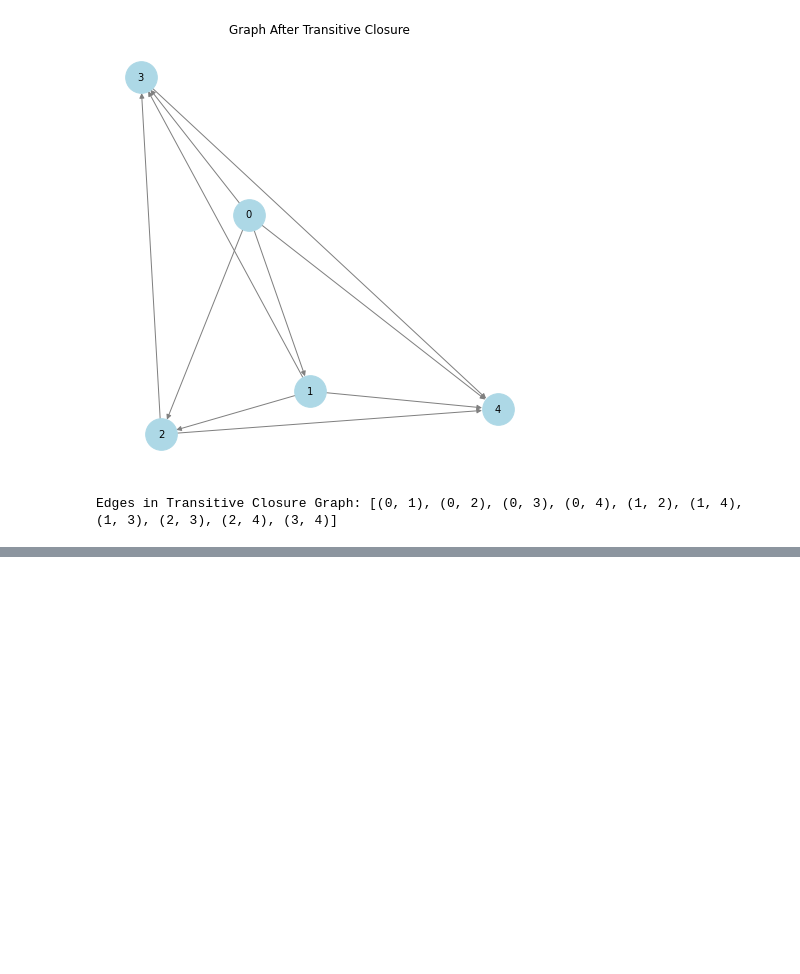
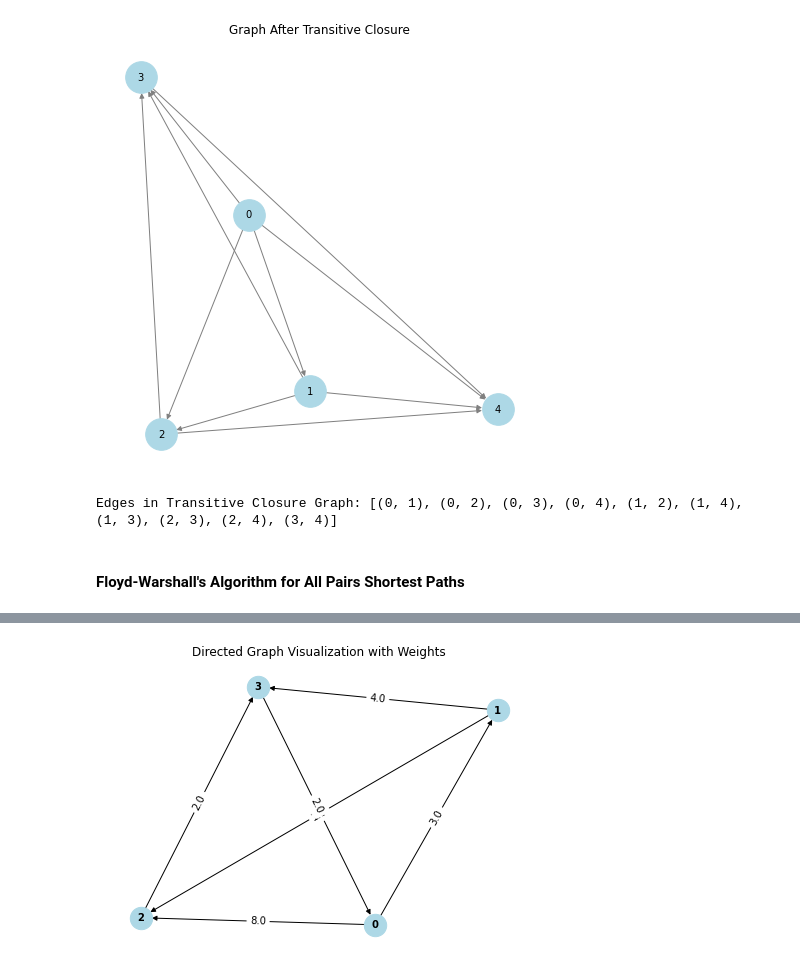
Before and after one commit to drobinau/HESS-Algorithmics, a Jupyter notebook: Transitive Closure/Transitive closure.ipynb, the cells around one changed output, grey strips where cells are left out. Drawn from its saved outputs; the diff is of its cells as text; code cells hidden in the pictures; blank space fills up the shorter version.

```diff
--- a/Transitive Closure/Transitive closure.ipynb
+++ b/Transitive Closure/Transitive closure.ipynb
@@ -110,3 +110,73 @@ print("Edges in Transitive Closure Graph:", closure_G.edges)
 [figure]
 [figure]
 Edges in Transitive Closure Graph: [(0, 1), (0, 2), (0, 3), (0, 4), (1, 2), (1, 4), (1, 3), (2, 3), (2, 4), (3, 4)]
+# %% [markdown]
+#### Floyd-Warshall's Algorithm for All Pairs Shortest Paths
+# %%
+import numpy as np
+import networkx as nx
+import matplotlib.pyplot as plt
+
+def floyd_warshall(dist):
+    ''' Implements Floyd-Warshall algorithm '''
+    V = dist.shape[0]
+    shortest = dist.copy()
+
+    for k in range(V):
+        for i in range(V):
+            for j in range(V):
+                if shortest[i, k] != np.inf and shortest[k, j] != np.inf:
+                    if shortest[i, j] > shortest[i, k] + shortest[k, j]:
+                        shortest[i, j] = shortest[i, k] + shortest[k, j]
+
+    if np.any(np.diag(shortest) < 0):
+        raise ValueError("Graph contains a negative cycle")
+
+    return shortest
+
+def draw_graph_from_matrix(adj_matrix):
+    ''' Draw the graph directly from the adjacency matrix '''
+    G = nx.DiGraph()
+    V = adj_matrix.shape[0]
+
+    for i in range(V):
+        for j in range(V):
+            if adj_matrix[i, j] != np.inf and i != j:
+                G.add_edge(i, j, weight=adj_matrix[i, j])
+
+    pos = nx.spring_layout(G, seed=42)
+    nx.draw(G, pos, with_labels=True, node_color='lightblue', node_size=500, font_size=10, font_weight='bold', arrows=True)
+    edge_labels = nx.get_edge_attributes(G, 'weight')
+    nx.draw_networkx_edge_labels(G, pos, edge_labels=edge_labels)
+    plt.title("Directed Graph Visualization with Weights")
+    plt.show()
+
+# An example
+V = 4
+# Directly define the adjacency matrix
+adj_matrix = np.full((V, V), np.inf)
+np.fill_diagonal(adj_matrix, 0)
+
+# Manually set edge weights
+adj_matrix[0, 1] = 3
+adj_matrix[0, 2] = 8
+adj_matrix[1, 2] = 1
+adj_matrix[2, 3] = 2
+adj_matrix[3, 0] = 2
+adj_matrix[1, 3] = 4
+
+# Run Floyd-Warshall algorithm
+shortest_paths = floyd_warshall(adj_matrix)
+
+print("All-Pairs Shortest Path Distances:")
+print(shortest_paths)
+for i in range(V):
+    for j in range(V):
+        if shortest_paths[i, j] == np.inf:
+            print(f"Distance from {i} to {j}: Not reachable")
+        else:
+            print(f"Distance from {i} to {j}: {shortest_paths[i, j]}")
+
+# Visualise the graph
+draw_graph_from_matrix(adj_matrix)
+# %% [output]
@@ -112,0 +200 @@ Edges in Transitive Closure Graph: [(0, 1), (0, 2), (0, 3), (0, 4), (1, 2), (1,
+[figure, added]
```
Also changed, not shown: parts of 2 cells of this notebook.
